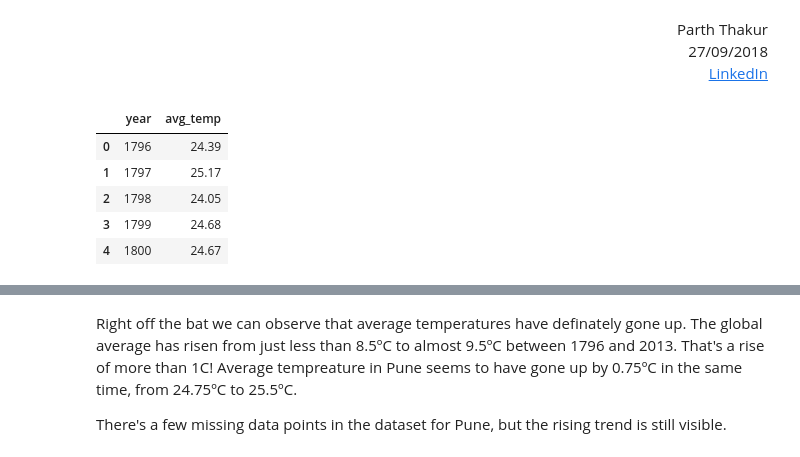
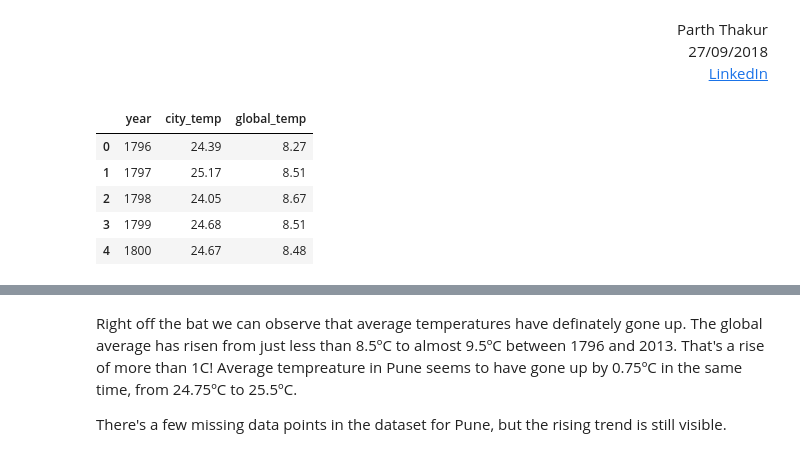
Before and after one commit to ParthThakur/Exploring-Weather-Trends, a Jupyter notebook: Explore Weather Trends.ipynb, the cells around one changed output, grey strips where cells are left out. Cells and saved outputs as stored; diff of their text form; code cells hidden in the pictures.

```diff
--- a/Explore Weather Trends.ipynb
+++ b/Explore Weather Trends.ipynb
@@ -15,19 +16,18 @@ import matplotlib.pyplot as plt
 # %%
 # Read data into pandas DataFrames
 
-pune_weather = pd.read_csv("datasets/pune_temp.csv")
-global_weather = pd.read_csv("datasets/global_temp.csv")
+weather_trends = pd.read_csv("datasets/weather_trends.csv")
 # %%
 # Sample Data
 
-pune_weather.head()
+weather_trends.head()
 # %% [output]
-|  | year | avg_temp |
-| 0 | 1796 | 24.39 |
-| 1 | 1797 | 25.17 |
-| 2 | 1798 | 24.05 |
-| 3 | 1799 | 24.68 |
-| 4 | 1800 | 24.67 |
+|  | year | city_temp | global_temp |
+| 0 | 1796 | 24.39 | 8.27 |
+| 1 | 1797 | 25.17 | 8.51 |
+| 2 | 1798 | 24.05 | 8.67 |
+| 3 | 1799 | 24.68 | 8.51 |
+| 4 | 1800 | 24.67 | 8.48 |
 # %%
 # Calculate moving average over 10 years.
 
```
Also changed, not shown: parts of 9 cells of this notebook, 1 other file.
